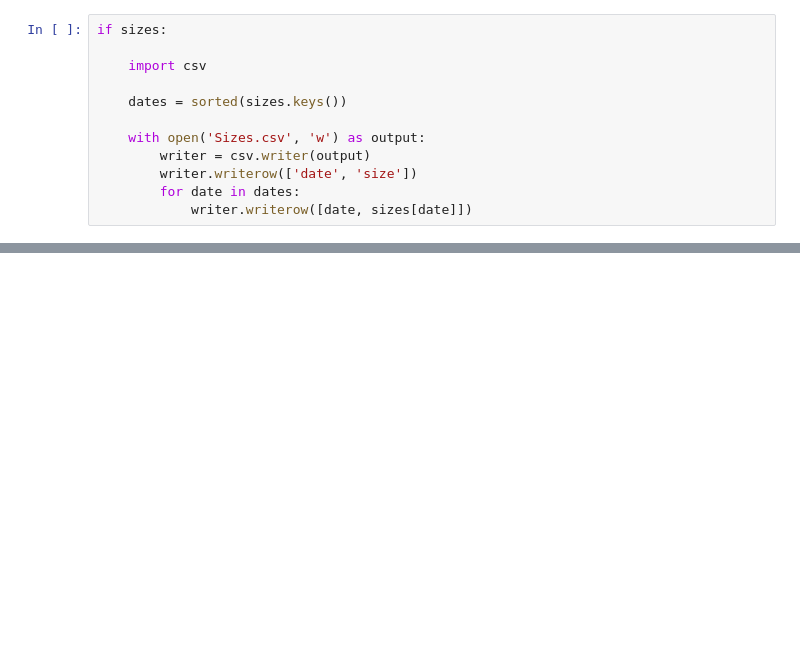
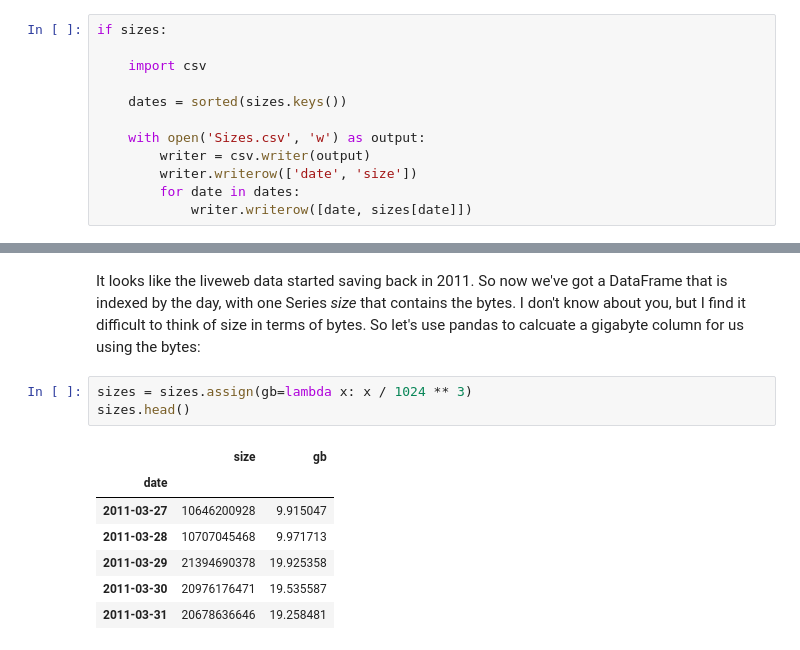
Before and after one commit to edsu/spn, a Jupyter notebook: Sizes.ipynb, the cells around one changed output, grey strips where cells are left out. Cells and saved outputs as stored; diff of their text form; blank space fills up the shorter version.

```diff
--- a/Sizes.ipynb
+++ b/Sizes.ipynb
@@ -70,0 +160,13 @@ if sizes:
+# %% [markdown]
+It looks like the liveweb data started saving back in 2011. So now we've got a DataFrame that is indexed by the day, with one Series *size* that contains the bytes. I don't know about you, but I find it difficult to think of size in terms of bytes. So let's use pandas to calcuate a gigabyte column for us using the bytes:
+# %%
+sizes = sizes.assign(gb=lambda x: x / 1024 ** 3)
+sizes.head()
+# %% [output]
+|  | size | gb |
+| date |  |  |
+| 2011-03-27 | 10646200928 | 9.915047 |
+| 2011-03-28 | 10707045468 | 9.971713 |
+| 2011-03-29 | 21394690378 | 19.925358 |
+| 2011-03-30 | 20976176471 | 19.535587 |
+| 2011-03-31 | 20678636646 | 19.258481 |
```
Also changed, not shown: parts of 33 cells of this notebook, 2 other files.
